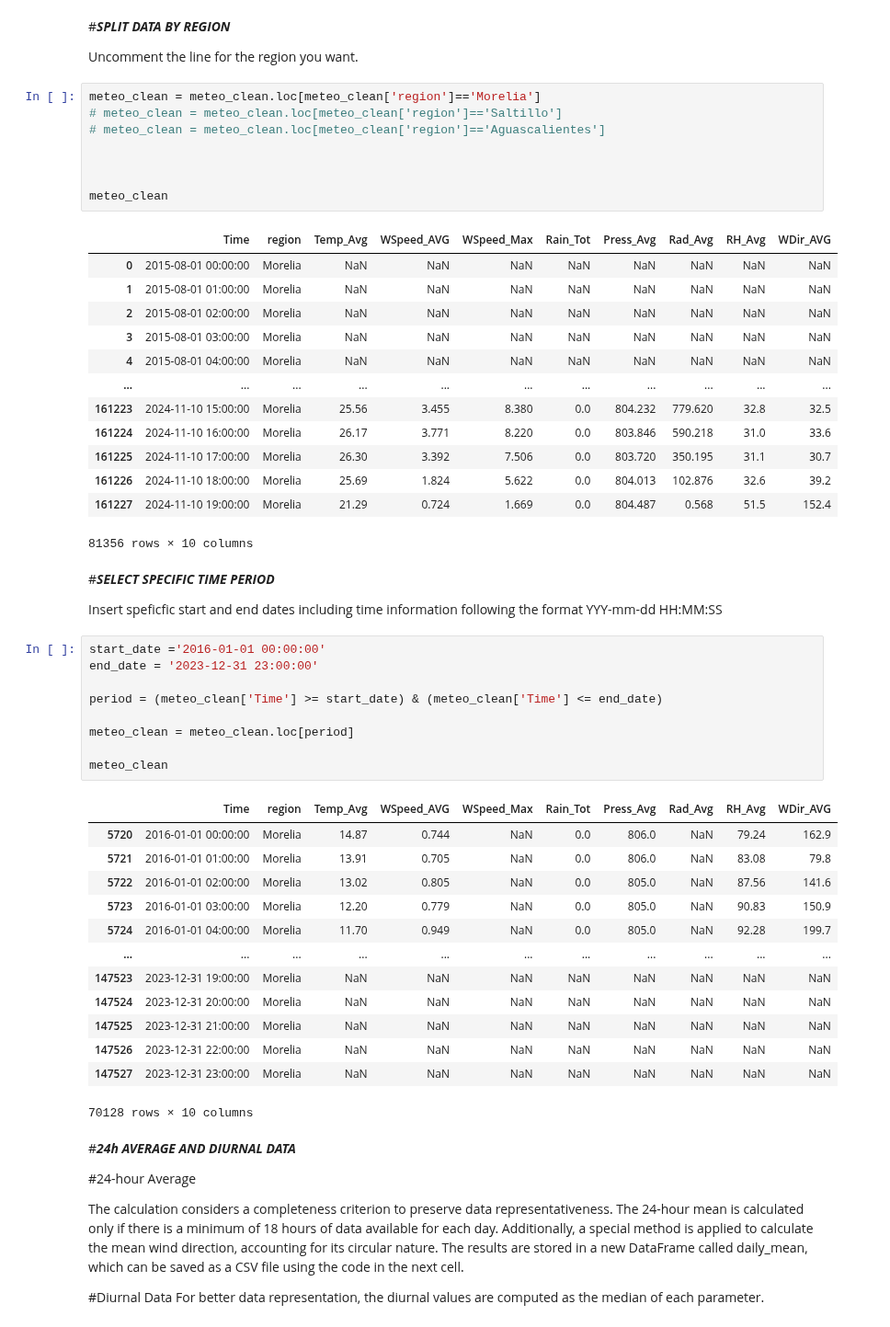
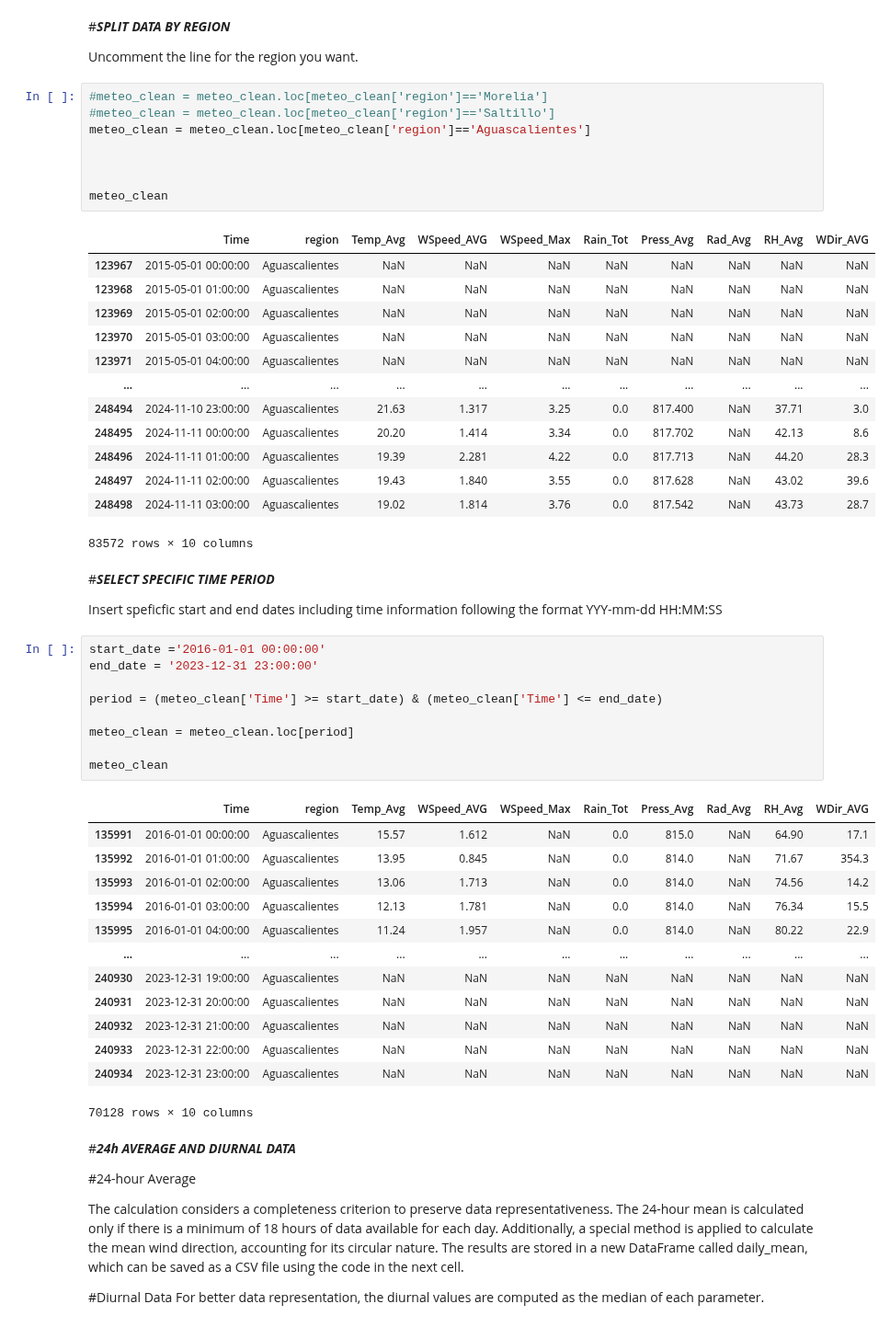
Before and after one commit to anscch/ATPAD-LAIDEA-UNAM, a Jupyter notebook: METEO_ATPAD.ipynb, the cells around one changed output. Shown at 92% size. Cells and saved outputs as stored; diff of their text form.

```diff
--- a/METEO_ATPAD.ipynb
+++ b/METEO_ATPAD.ipynb
@@ -220,27 +220,27 @@ meteo_clean
 
 Uncomment the line for the region you want.
 # %%
-meteo_clean = meteo_clean.loc[meteo_clean['region']=='Morelia']
-# meteo_clean = meteo_clean.loc[meteo_clean['region']=='Saltillo']
-# meteo_clean = meteo_clean.loc[meteo_clean['region']=='Aguascalientes']
+#meteo_clean = meteo_clean.loc[meteo_clean['region']=='Morelia']
+#meteo_clean = meteo_clean.loc[meteo_clean['region']=='Saltillo']
+meteo_clean = meteo_clean.loc[meteo_clean['region']=='Aguascalientes']
 
 
 
 meteo_clean
 # %% [output]
 |  | Time | region | Temp_Avg | WSpeed_AVG | WSpeed_Max | Rain_Tot | Press_Avg | Rad_Avg | RH_Avg | WDir_AVG |
-| 0 | 2015-08-01 00:00:00 | Morelia | NaN | NaN | NaN | NaN | NaN | NaN | NaN | NaN |
-| 1 | 2015-08-01 01:00:00 | Morelia | NaN | NaN | NaN | NaN | NaN | NaN | NaN | NaN |
-| 2 | 2015-08-01 02:00:00 | Morelia | NaN | NaN | NaN | NaN | NaN | NaN | NaN | NaN |
-| 3 | 2015-08-01 03:00:00 | Morelia | NaN | NaN | NaN | NaN | NaN | NaN | NaN | NaN |
-| 4 | 2015-08-01 04:00:00 | Morelia | NaN | NaN | NaN | NaN | NaN | NaN | NaN | NaN |
+| 123967 | 2015-05-01 00:00:00 | Aguascalientes | NaN | NaN | NaN | NaN | NaN | NaN | NaN | NaN |
+| 123968 | 2015-05-01 01:00:00 | Aguascalientes | NaN | NaN | NaN | NaN | NaN | NaN | NaN | NaN |
+| 123969 | 2015-05-01 02:00:00 | Aguascalientes | NaN | NaN | NaN | NaN | NaN | NaN | NaN | NaN |
+| 123970 | 2015-05-01 03:00:00 | Aguascalientes | NaN | NaN | NaN | NaN | NaN | NaN | NaN | NaN |
+| 123971 | 2015-05-01 04:00:00 | Aguascalientes | NaN | NaN | NaN | NaN | NaN | NaN | NaN | NaN |
 | ... | ... | ... | ... | ... | ... | ... | ... | ... | ... | ... |
-| 161223 | 2024-11-10 15:00:00 | Morelia | 25.56 | 3.455 | 8.380 | 0.0 | 804.232 | 779.620 | 32.8 | 32.5 |
-| 161224 | 2024-11-10 16:00:00 | Morelia | 26.17 | 3.771 | 8.220 | 0.0 | 803.846 | 590.218 | 31.0 | 33.6 |
-| 161225 | 2024-11-10 17:00:00 | Morelia | 26.30 | 3.392 | 7.506 | 0.0 | 803.720 | 350.195 | 31.1 | 30.7 |
-| 161226 | 2024-11-10 18:00:00 | Morelia | 25.69 | 1.824 | 5.622 | 0.0 | 804.013 | 102.876 | 32.6 | 39.2 |
-| 161227 | 2024-11-10 19:00:00 | Morelia | 21.29 | 0.724 | 1.669 | 0.0 | 804.487 | 0.568 | 51.5 | 152.4 |
+| 248494 | 2024-11-10 23:00:00 | Aguascalientes | 21.63 | 1.317 | 3.25 | 0.0 | 817.400 | NaN | 37.71 | 3.0 |
+| 248495 | 2024-11-11 00:00:00 | Aguascalientes | 20.20 | 1.414 | 3.34 | 0.0 | 817.702 | NaN | 42.13 | 8.6 |
+| 248496 | 2024-11-11 01:00:00 | Aguascalientes | 19.39 | 2.281 | 4.22 | 0.0 | 817.713 | NaN | 44.20 | 28.3 |
+| 248497 | 2024-11-11 02:00:00 | Aguascalientes | 19.43 | 1.840 | 3.55 | 0.0 | 817.628 | NaN | 43.02 | 39.6 |
+| 248498 | 2024-11-11 03:00:00 | Aguascalientes | 19.02 | 1.814 | 3.76 | 0.0 | 817.542 | NaN | 43.73 | 28.7 |
-81356 rows × 10 columns
+83572 rows × 10 columns
 # %% [markdown]
 #***SELECT SPECIFIC TIME PERIOD***
 
@@ -256,17 +256,17 @@ meteo_clean = meteo_clean.loc[period]
 meteo_clean
 # %% [output]
 |  | Time | region | Temp_Avg | WSpeed_AVG | WSpeed_Max | Rain_Tot | Press_Avg | Rad_Avg | RH_Avg | WDir_AVG |
-| 5720 | 2016-01-01 00:00:00 | Morelia | 14.87 | 0.744 | NaN | 0.0 | 806.0 | NaN | 79.24 | 162.9 |
-| 5721 | 2016-01-01 01:00:00 | Morelia | 13.91 | 0.705 | NaN | 0.0 | 806.0 | NaN | 83.08 | 79.8 |
-| 5722 | 2016-01-01 02:00:00 | Morelia | 13.02 | 0.805 | NaN | 0.0 | 805.0 | NaN | 87.56 | 141.6 |
-| 5723 | 2016-01-01 03:00:00 | Morelia | 12.20 | 0.779 | NaN | 0.0 | 805.0 | NaN | 90.83 | 150.9 |
-| 5724 | 2016-01-01 04:00:00 | Morelia | 11.70 | 0.949 | NaN | 0.0 | 805.0 | NaN | 92.28 | 199.7 |
+| 135991 | 2016-01-01 00:00:00 | Aguascalientes | 15.57 | 1.612 | NaN | 0.0 | 815.0 | NaN | 64.90 | 17.1 |
+| 135992 | 2016-01-01 01:00:00 | Aguascalientes | 13.95 | 0.845 | NaN | 0.0 | 814.0 | NaN | 71.67 | 354.3 |
+| 135993 | 2016-01-01 02:00:00 | Aguascalientes | 13.06 | 1.713 | NaN | 0.0 | 814.0 | NaN | 74.56 | 14.2 |
+| 135994 | 2016-01-01 03:00:00 | Aguascalientes | 12.13 | 1.781 | NaN | 0.0 | 814.0 | NaN | 76.34 | 15.5 |
+| 135995 | 2016-01-01 04:00:00 | Aguascalientes | 11.24 | 1.957 | NaN | 0.0 | 814.0 | NaN | 80.22 | 22.9 |
 | ... | ... | ... | ... | ... | ... | ... | ... | ... | ... | ... |
-| 147523 | 2023-12-31 19:00:00 | Morelia | NaN | NaN | NaN | NaN | NaN | NaN | NaN | NaN |
-| 147524 | 2023-12-31 20:00:00 | Morelia | NaN | NaN | NaN | NaN | NaN | NaN | NaN | NaN |
-| 147525 | 2023-12-31 21:00:00 | Morelia | NaN | NaN | NaN | NaN | NaN | NaN | NaN | NaN |
-| 147526 | 2023-12-31 22:00:00 | Morelia | NaN | NaN | NaN | NaN | NaN | NaN | NaN | NaN |
-| 147527 | 2023-12-31 23:00:00 | Morelia | NaN | NaN | NaN | NaN | NaN | NaN | NaN | NaN |
+| 240930 | 2023-12-31 19:00:00 | Aguascalientes | NaN | NaN | NaN | NaN | NaN | NaN | NaN | NaN |
+| 240931 | 2023-12-31 20:00:00 | Aguascalientes | NaN | NaN | NaN | NaN | NaN | NaN | NaN | NaN |
+| 240932 | 2023-12-31 21:00:00 | Aguascalientes | NaN | NaN | NaN | NaN | NaN | NaN | NaN | NaN |
+| 240933 | 2023-12-31 22:00:00 | Aguascalientes | NaN | NaN | NaN | NaN | NaN | NaN | NaN | NaN |
+| 240934 | 2023-12-31 23:00:00 | Aguascalientes | NaN | NaN | NaN | NaN | NaN | NaN | NaN | NaN |
 70128 rows × 10 columns
 # %% [markdown]
 #***24h AVERAGE AND DIURNAL DATA***
```
Also changed, not shown: parts of 5 cells of this notebook.
